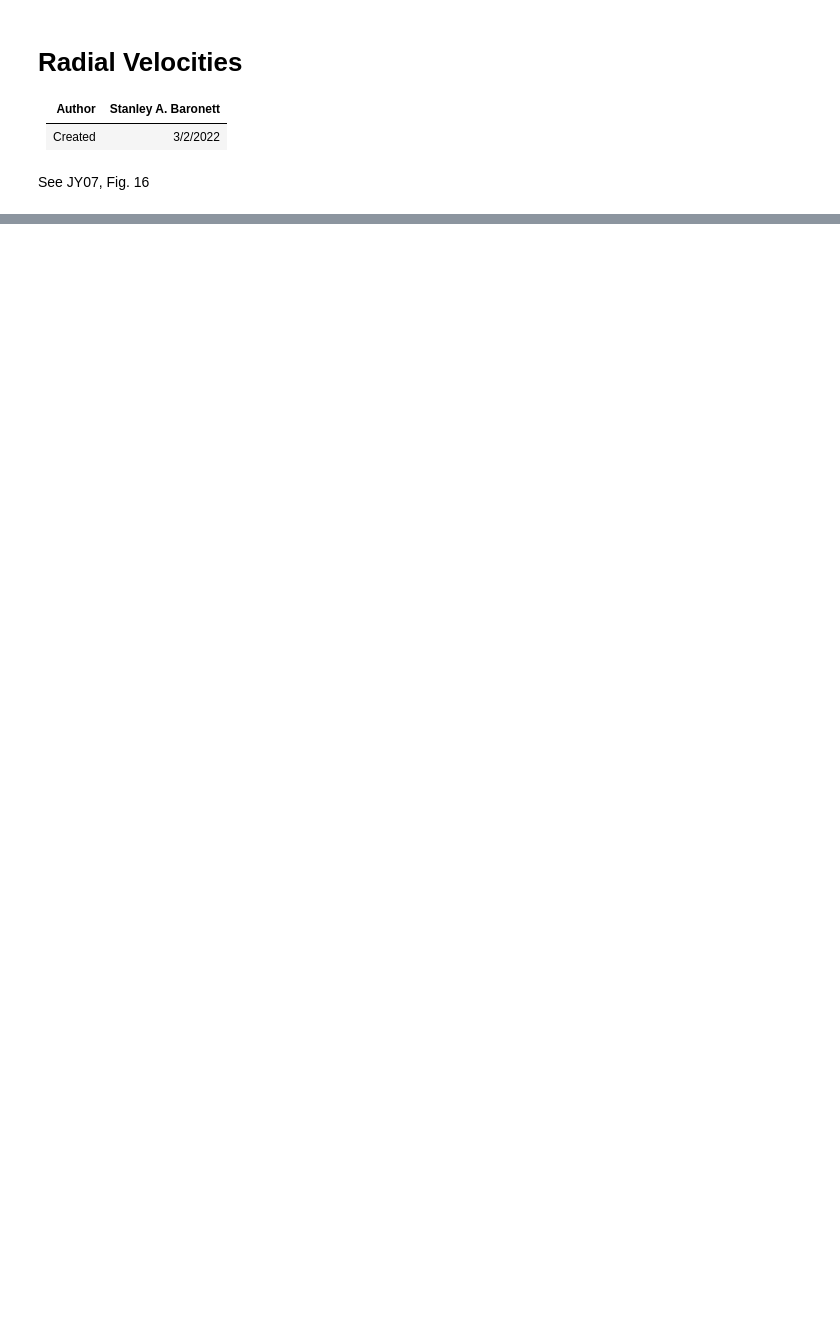
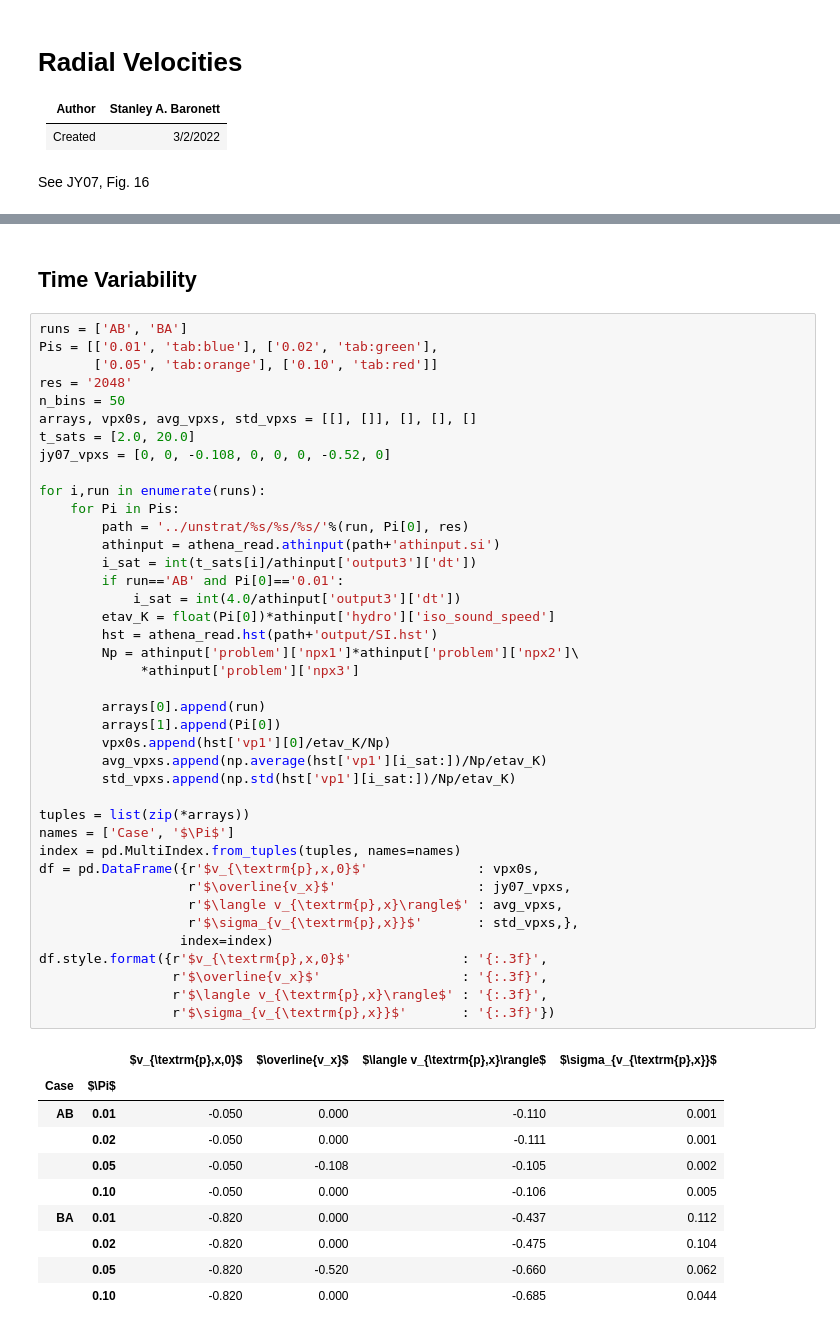
Before and after one commit to sabaronett/streaming-instability, a Jupyter notebook: ipynb/RadVels.ipynb, the cells around one changed output, grey strips where cells are left out. Cells and saved outputs as stored; diff of their text form; blank space fills up the shorter version.

```diff
--- a/ipynb/RadVels.ipynb
+++ b/ipynb/RadVels.ipynb
@@ -54 +17,54 @@ plt.savefig('figs/cpdd.pdf', bbox_inches='tight', pad_inches=0.01)
+# %% [markdown]
+## Time Variability
+# %%
+runs = ['AB', 'BA']
+Pis = [['0.01', 'tab:blue'], ['0.02', 'tab:green'],
+       ['0.05', 'tab:orange'], ['0.10', 'tab:red']]
+res = '2048'
+n_bins = 50
+arrays, vpx0s, avg_vpxs, std_vpxs = [[], []], [], [], []
+t_sats = [2.0, 20.0]
+jy07_vpxs = [0, 0, -0.108, 0, 0, 0, -0.52, 0]
+
+for i,run in enumerate(runs):
+    for Pi in Pis:
+        path = '../unstrat/%s/%s/%s/'%(run, Pi[0], res)
+        athinput = athena_read.athinput(path+'athinput.si')
+        i_sat = int(t_sats[i]/athinput['output3']['dt'])
+        if run=='AB' and Pi[0]=='0.01':
+            i_sat = int(4.0/athinput['output3']['dt'])
+        etav_K = float(Pi[0])*athinput['hydro']['iso_sound_speed']
+        hst = athena_read.hst(path+'output/SI.hst')
+        Np = athinput['problem']['npx1']*athinput['problem']['npx2']\
+             *athinput['problem']['npx3']
+
+        arrays[0].append(run)
+        arrays[1].append(Pi[0])
+        vpx0s.append(hst['vp1'][0]/etav_K/Np)
+        avg_vpxs.append(np.average(hst['vp1'][i_sat:])/Np/etav_K)
+        std_vpxs.append(np.std(hst['vp1'][i_sat:])/Np/etav_K)
+
+tuples = list(zip(*arrays))
+names = ['Case', '$\Pi$']
+index = pd.MultiIndex.from_tuples(tuples, names=names)
+df = pd.DataFrame({r'$v_{\textrm{p},x,0}$'              : vpx0s,
+                   r'$\overline{v_x}$'                  : jy07_vpxs,
+                   r'$\langle v_{\textrm{p},x}\rangle$' : avg_vpxs,
+                   r'$\sigma_{v_{\textrm{p},x}}$'       : std_vpxs,},
+                  index=index)
+df.style.format({r'$v_{\textrm{p},x,0}$'              : '{:.3f}',
+                 r'$\overline{v_x}$'                  : '{:.3f}',
+                 r'$\langle v_{\textrm{p},x}\rangle$' : '{:.3f}',
+                 r'$\sigma_{v_{\textrm{p},x}}$'       : '{:.3f}'})
+# %% [output]
+|  |  | $v_{\textrm{p},x,0}$ | $\overline{v_x}$ | $\langle v_{\textrm{p},x}\rangle$ | $\sigma_{v_{\textrm{p},x}}$ |
+| Case | $\Pi$ |  |  |  |  |
+| AB | 0.01 | -0.050 | 0.000 | -0.110 | 0.001 |
+|  | 0.02 | -0.050 | 0.000 | -0.111 | 0.001 |
+|  | 0.05 | -0.050 | -0.108 | -0.105 | 0.002 |
+|  | 0.10 | -0.050 | 0.000 | -0.106 | 0.005 |
+| BA | 0.01 | -0.820 | 0.000 | -0.437 | 0.112 |
+|  | 0.02 | -0.820 | 0.000 | -0.475 | 0.104 |
+|  | 0.05 | -0.820 | -0.520 | -0.660 | 0.062 |
+|  | 0.10 | -0.820 | 0.000 | -0.685 | 0.044 |
 # %% [markdown]
```
Also changed, not shown: parts of 11 cells of this notebook.
